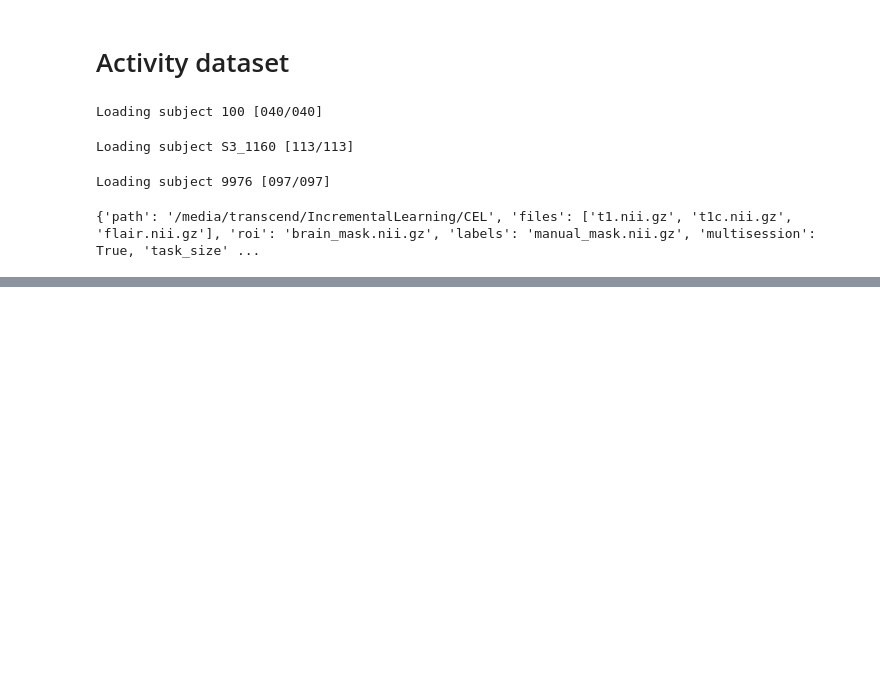
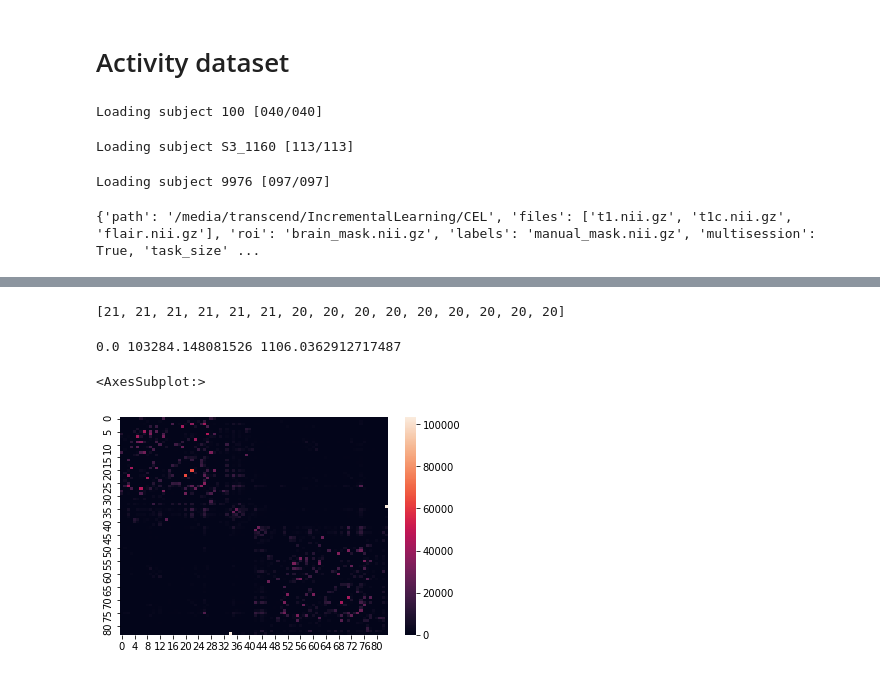
Before and after one commit to marianocabezas/incremental-learning, a Jupyter notebook: data_preparation.ipynb, the cells around one changed output, grey strips where cells are left out. Cells and saved outputs as stored; diff of their text form; code cells hidden in the pictures; blank space fills up the shorter version.

```diff
--- a/data_preparation.ipynb
+++ b/data_preparation.ipynb
@@ -522,0 +500,14 @@ net = config['network'](
+# %%
+subjects = get_subjects(config)
+
+shuffled_subjects = np.random.permutation(subjects['Continuum'])
+training_validation = [
+    len(array.tolist())
+    for array in np.array_split(
+        shuffled_subjects,
+        len(shuffled_subjects) // 20
+    )
+]
+print(training_validation)
+# %% [output]
+[21, 21, 21, 21, 21, 21, 20, 20, 20, 20, 20, 20, 20, 20, 20]
@@ -522,0 +523,14 @@ net = config['network'](
+# %%
+import csv
+import pandas as pd
+import seaborn as sn
+csv_path = '/home/mariano/data/connectome/009_Pre_DK_NoAblation_Connectome.csv'
+connectome = np.genfromtxt(csv_path, delimiter=',')
+mask = np.zeros_like(connectome).astype(bool)
+mask[np.triu_indices_from(mask)] = True
+print(np.min(connectome[mask]), np.max(connectome[mask]), np.mean(connectome[mask]))
+sn.heatmap(connectome)
+# %% [output]
+0.0 103284.148081526 1106.0362912717487
+<AxesSubplot:>
+[figure, added]
```
Also changed, not shown: parts of 7 cells of this notebook, 1 other file.
